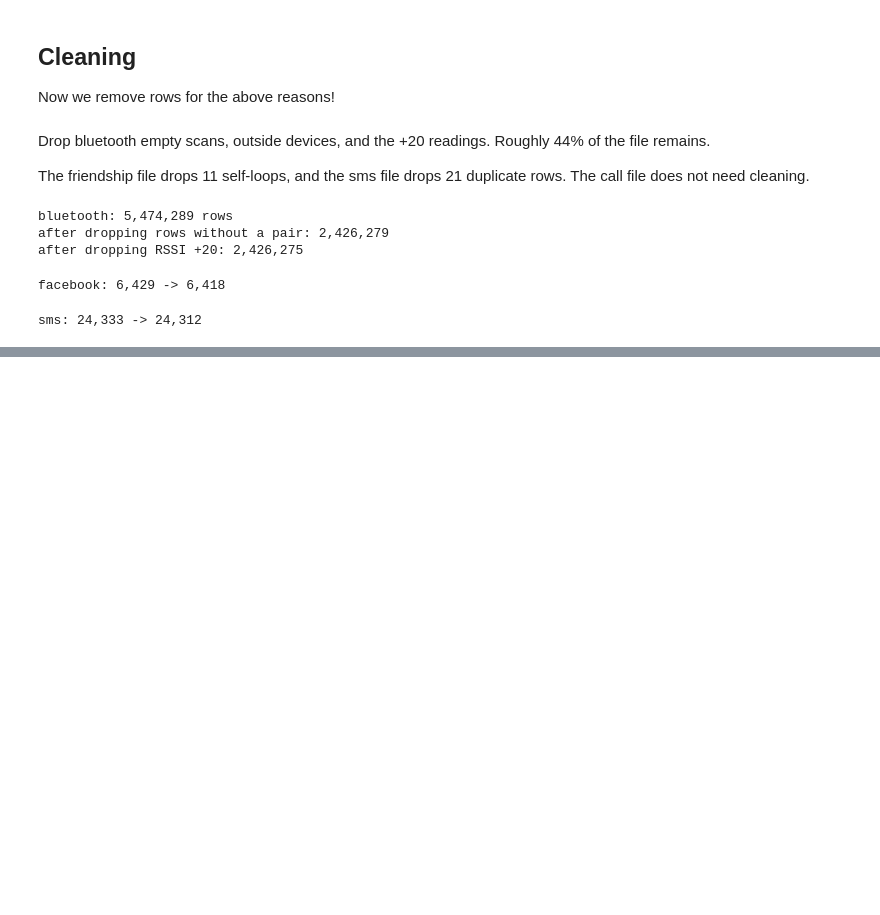
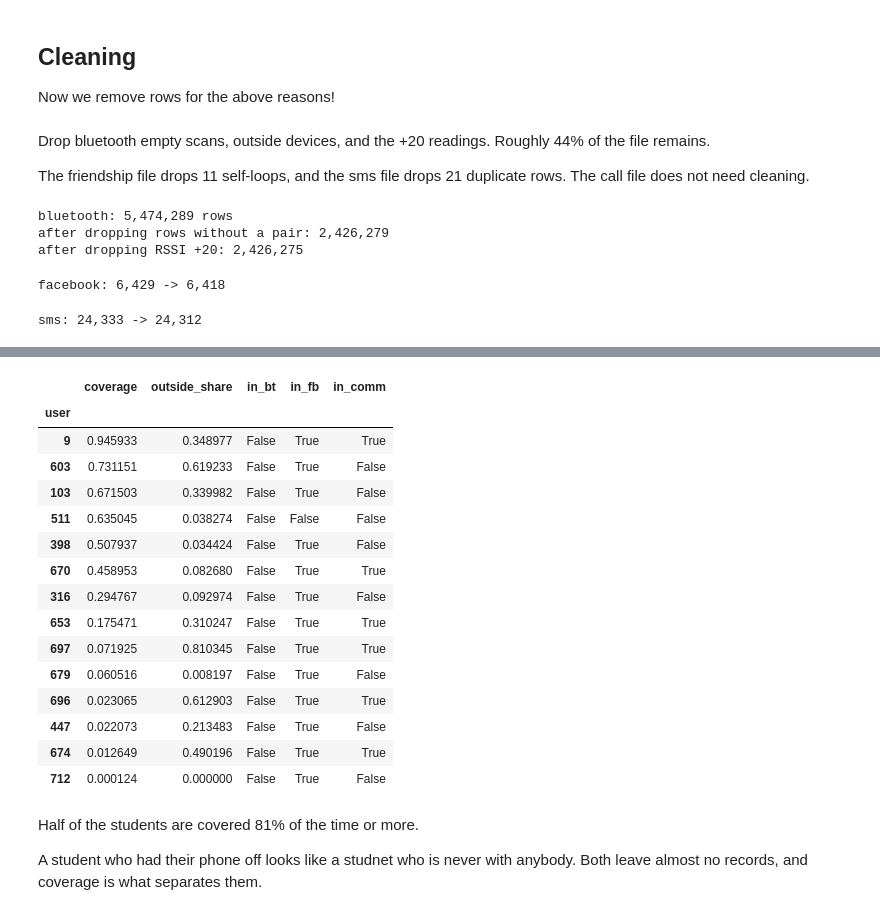
Before and after one commit to s9ib0T/data-mining-1, a Jupyter notebook: notebooks/preprocess.ipynb, the cells around one changed output, grey strips where cells are left out. Cells and saved outputs as stored; diff of their text form; code cells hidden in the pictures; blank space fills up the shorter version.

```diff
--- a/notebooks/preprocess.ipynb
+++ b/notebooks/preprocess.ipynb
@@ -324,0 +363,24 @@ sms: 24,333 -> 24,312
+# %%
+# students with bluetooth data but never in a real pair
+st[~st.in_bt & (st.coverage > 0)].sort_values("coverage", ascending=False)
+# %% [output]
+|  | coverage | outside_share | in_bt | in_fb | in_comm |
+| user |  |  |  |  |  |
+| 9 | 0.945933 | 0.348977 | False | True | True |
+| 603 | 0.731151 | 0.619233 | False | True | False |
+| 103 | 0.671503 | 0.339982 | False | True | False |
+| 511 | 0.635045 | 0.038274 | False | False | False |
+| 398 | 0.507937 | 0.034424 | False | True | False |
+| 670 | 0.458953 | 0.082680 | False | True | True |
+| 316 | 0.294767 | 0.092974 | False | True | False |
+| 653 | 0.175471 | 0.310247 | False | True | True |
+| 697 | 0.071925 | 0.810345 | False | True | True |
+| 679 | 0.060516 | 0.008197 | False | True | False |
+| 696 | 0.023065 | 0.612903 | False | True | True |
+| 447 | 0.022073 | 0.213483 | False | True | False |
+| 674 | 0.012649 | 0.490196 | False | True | True |
+| 712 | 0.000124 | 0.000000 | False | True | False |
+# %% [markdown]
+Half of the students are covered 81% of the time or more.
+
+A student who had their phone off looks like a studnet who is never with anybody. Both leave almost no records, and coverage is what separates them.
```
Also changed, not shown: parts of 8 cells of this notebook, 1 other file.
